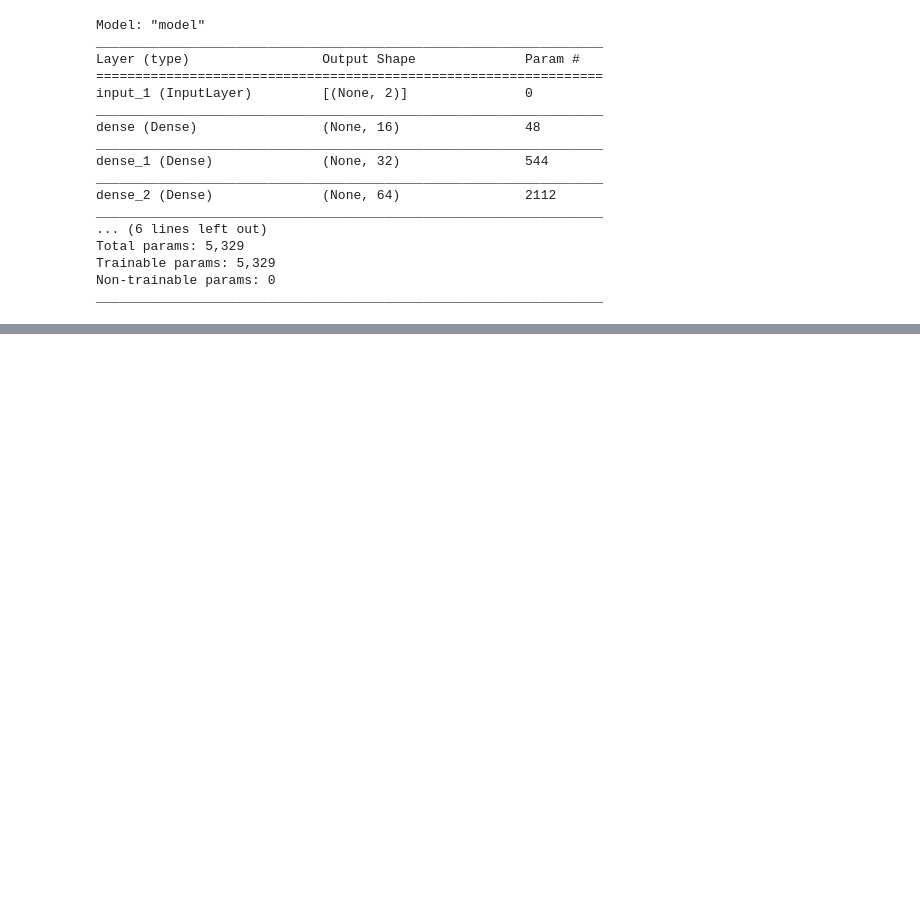
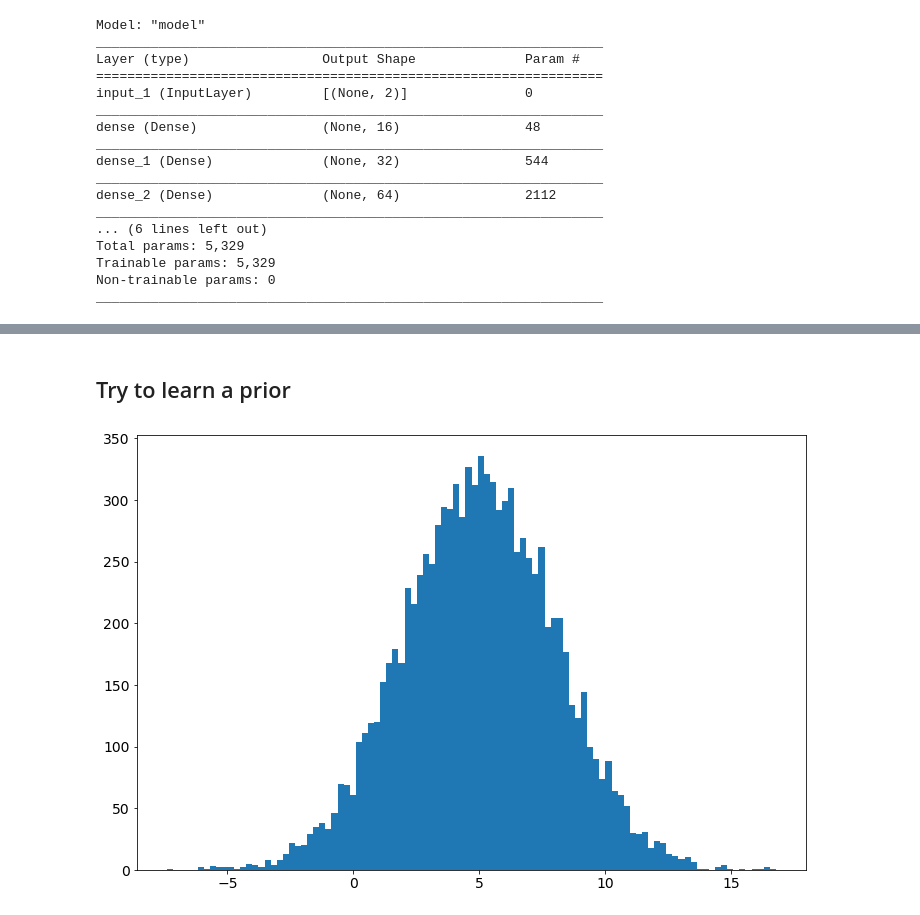
Before and after one commit to philippeller/likelihood_free_inference, a Jupyter notebook: Likelihood_free_inference_example.ipynb, the cells around one changed output, grey strips where cells are left out. Drawn from its saved outputs; the diff is of its cells as text; code cells hidden in the pictures; blank space fills up the shorter version.

```diff
--- a/Likelihood_free_inference_example.ipynb
+++ b/Likelihood_free_inference_example.ipynb
@@ -204,0 +217,6 @@ plt.savefig('likelihood_test_%i_samples.png'%len(theta_train))
+# %% [markdown]
+## Try to learn a prior
+# %%
+plt.hist(theta_train, bins=100);
+# %% [output]
+[figure, added]
```
Also changed, not shown: parts of 7 cells of this notebook.
